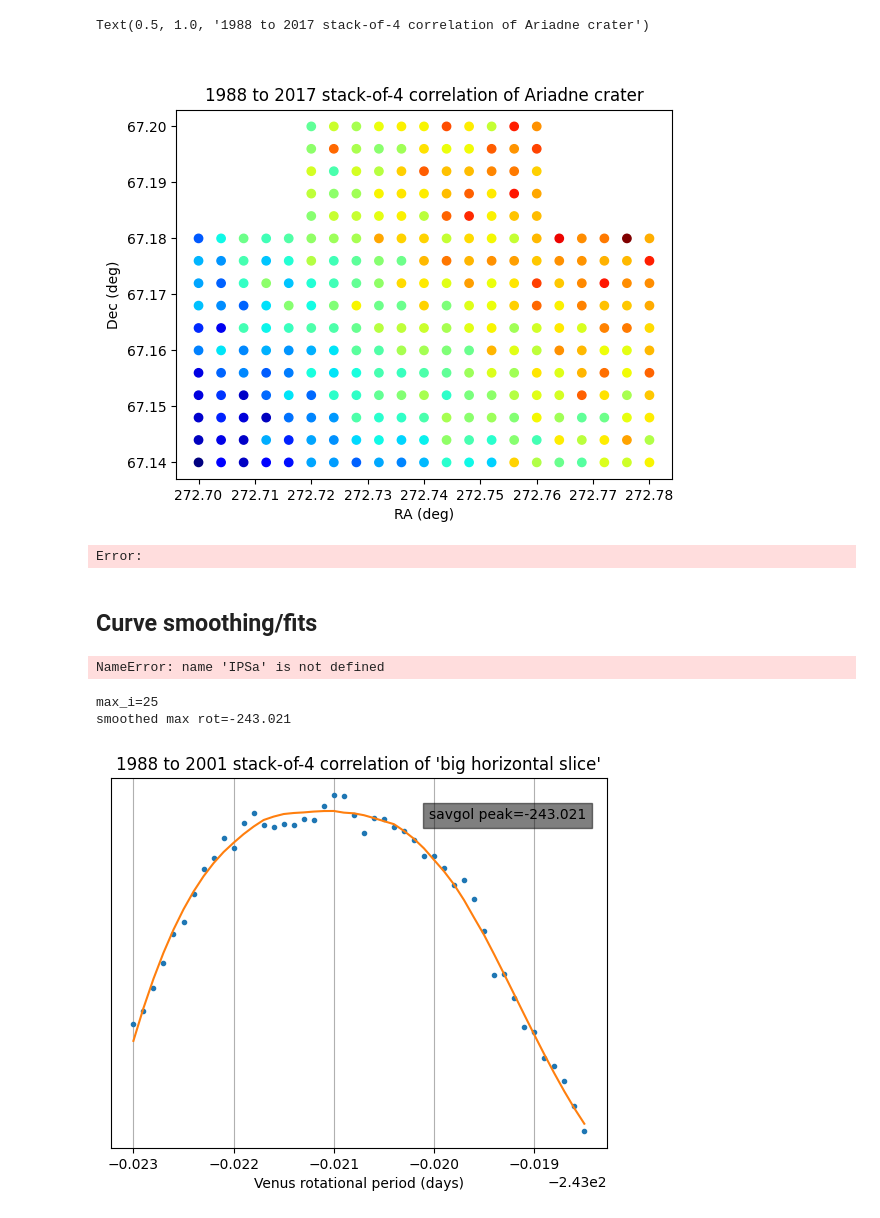
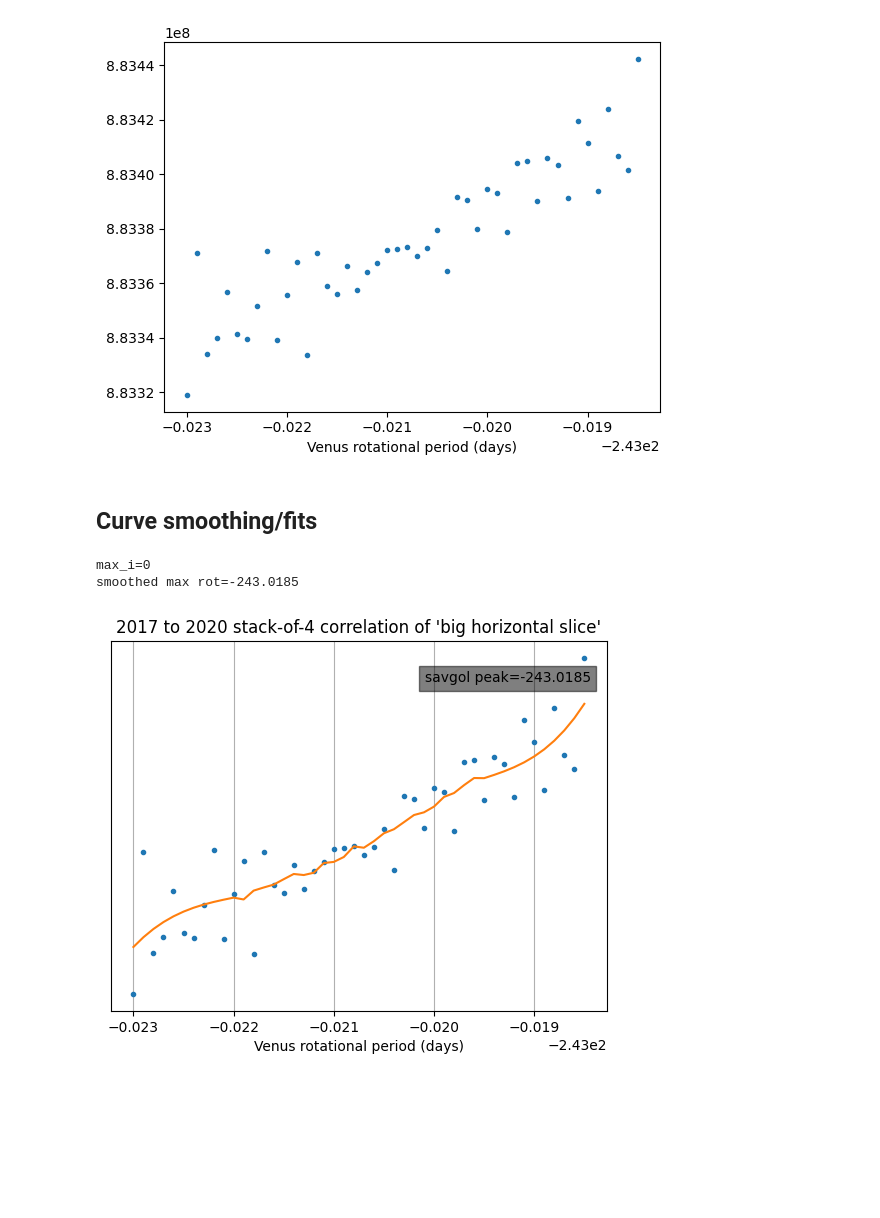
Before and after one commit to thandal/venera, a Jupyter notebook: rotation_period_comparison.ipynb, the cells around one changed output. Drawn from its saved outputs; the diff is of its cells as text; code cells hidden in the pictures; blank space fills up the shorter version.

Commit message:
Code to generate the estimate plot, new year-to-year comparisons

```diff
--- a/rotation_period_comparison.ipynb
+++ b/rotation_period_comparison.ipynb
@@ -75,7 +85,7 @@ if 0:
     dr = 0
     dc = 0
 
-if 0:
+if 1:
     patch_name = "big horizontal slice"
     w = 10000
     h = 1000
@@ -101,9 +111,9 @@ if 0: # "Gula Mons"
     dr = -4
     dc = 0
 
-if 1: # Ariadne crater
+if 0: # Ariadne crater
     patch_name = "Ariadne crater"
-    w = 200
+    w = 150 #200
     h = 150
     rc = 5379
     cc = 8050
@@ -174,18 +184,18 @@ if 0:  # debug visualization
 if 0:  # Visualization, and play around with misalignment
     #for i in range(99):
     #for i in (53,):
-    for i in (1,):
+    for i in (0,):
         #i = 100
         #for dr in range(-10, 10):
         #        i = 52
-        filename = f1988[i]
+        filename = FILENAMES1[i]
         substring_i = filename.find("rot_") + 4
         rot = float(filename[substring_i:].split(' ')[0])
         print(f"{rot=}")
         #    image1 = imageio.imread(IMAGE_PREFIX + f1998[i])
         #    image2 = imageio.imread(IMAGE_PREFIX + f2017[i])
-        image1 = i1988[i]
-        image2 = i2017[i]
+        image1 = IMAGES1[i]
+        image2 = IMAGES2[i]
 
         if 1:
             print(f"{dr=}")
@@ -202,7 +212,7 @@ if 0:  # Visualization, and play around with misalignment
                 patch2 = patch2.mean((1, 3))
 
             if 1:
-                SIZE = 16
+                SIZE = 4
                 x, y = np.mgrid[-SIZE:SIZE+1, -SIZE:SIZE+1]
                 g = np.exp(-(x**2 + y**2) / SIZE)
                 patch1 = scipy.signal.convolve(patch1, g, mode='valid')
@@ -233,7 +243,7 @@ if 0:  # Visualization, and play around with misalignment
                 pl.imshow(patch1 * patch2)
                 pl.grid()
                 pl.title('Blurred Image 1 * Blurred Image 2')
-                pl.savefig(f"rotation_period_ariadne/rotation_period_ariadne_rot_{rot:0.5f}_dr_{dr}.png")
+                #pl.savefig(f"rotation_period_ariadne/rotation_period_ariadne_rot_{rot:0.5f}_dr_{dr}.png")
 
             score = np.sum(patch1 * patch2)
             print(f"{score=}")
@@ -273,51 +305,53 @@ for i in tqdm(range(len(ROT), len(FILENAMES2))):
 # %%
 #%matplotlib widget
 
 ROTa = np.array(ROT)
 RAa = np.array(RA)
 DECa = np.array(DEC)
 SCOREa = np.array(SCORE)
 
 #IPSa -= IPSa.min()
 #IPSa /= IPSa.max()
 
-#pl.plot(ROTa, SCOREa, '.')
-#pl.xlabel("Venus rotational period (days)")
+if 1:
+    pl.plot(ROTa, SCOREa, '.')
+    pl.xlabel("Venus rotational period (days)")
 
 #pl.plot(RAa, SCOREa, '.')
 #pl.xlabel("Venus North Pole right ascension (degrees)")
 
 #pl.plot(DECa, SCOREa, '.')
 #pl.xlabel("Venus North Pole declination (degrees)")
 
 #RAa = RAa.reshape((11, 11))
 #DECa = DECa.reshape((11, 11))
 #SCOREa = SCOREa.reshape((11, 11))
 
-fig = pl.figure()
-ax = fig.add_subplot()
-#ax = fig.add_subplot(projection='3d')
-#ax.scatter(RAa, DECa, SCOREa, c=SCOREa, cmap='jet')
-ax.scatter(RAa, DECa, c=SCOREa, cmap='jet')
-ax.set_xlabel('RA (deg)')
-ax.set_ylabel('Dec (deg)')
-#ax.set_zlabel('Correlation (raw)')
-#ax.plot_surface(RAa, DECa, SCOREa, cmap=cm.coolwarm)
+if 0:
+    fig = pl.figure()
+    ax = fig.add_subplot()
+    #ax = fig.add_subplot(projection='3d')
+    #ax.scatter(RAa, DECa, SCOREa, c=SCOREa, cmap='jet')
+    sc = ax.scatter(RAa, DECa, c=SCOREa, cmap='jet')
+    ax.set_xlabel('RA (deg)')
+    ax.set_ylabel('Dec (deg)')
+    #ax.set_zlabel('Correlation (raw)')
+    #ax.plot_surface(RAa, DECa, SCOREa, cmap=cm.coolwarm)
 
-#pl.title(f"1988 to 2017 single-observation correlation of {patch_name}")
-pl.title(f"{YEAR1} to {YEAR2} stack-of-4 correlation of {patch_name}")
-#pl.grid()
-#pl.show()
+    #pl.title(f"1988 to 2017 single-observation correlation of {patch_name}")
+    pl.title(f"{YEAR1} to {YEAR2} stack-of-4 correlation of {patch_name}")
+    #pl.grid()
+    #pl.show()
+
+    pl.colorbar(sc)
 # %% [output]
-Text(0.5, 1.0, '1988 to 2017 stack-of-4 correlation of Ariadne crater')
-[figure, old version]
+[figure, new version]
-Error:
 # %% [markdown]
 ## Curve smoothing/fits
 # %%
 # Normalize parameters for curve fitting/smoothing
 x = ROTa.copy()
-y = IPSa.copy()
+y = SCOREa.copy()
 
 x_min = x.min()
 x -= x_min
@@ -328,8 +362,6 @@ y_min = y.min()
 y -= y_min
 y_max = y.max()
 y /= y_max
-# %% [output]
-NameError: name 'IPSa' is not defined
 # %%
 if 1:  # Smooth with SavGol filter
     from scipy.signal import savgol_filter
@@ -340,9 +372,9 @@ if 1:  # Smooth with SavGol filter
     #pl.plot(x, y, '.')
     #pl.plot(x, yhat, '.')
 
-    pl.plot(ROTa, IPSa, '.')
-    #pl.plot(x * x_max + x_min, yhat * y_max + y_min, '-')
-    pl.plot(x * x_max + x_min, yhat, '-')
+    pl.plot(ROTa, SCOREa, '.')
+    pl.plot(x * x_max + x_min, yhat * y_max + y_min, '-')
+    #pl.plot(x * x_max + x_min, yhat, '-')
     #pl.title(f"1988 to 2017 single-observation correlation of '{patch_name}'")
     pl.title(f"{YEAR1} to {YEAR2} stack-of-4 correlation of '{patch_name}'")
     pl.xlabel("Venus rotational period (days)")
@@ -356,9 +388,9 @@ if 1:  # Smooth with SavGol filter
            verticalalignment='center', transform=pl.gca().transAxes, bbox=dict(facecolor='black', alpha=0.5))
     pl.gca().get_yaxis().set_visible(False)
 # %% [output]
-max_i=25
-smoothed max rot=-243.021
+max_i=0
+smoothed max rot=-243.0185
-[figure, old version]
+[figure, new version]
 # %%
 if 0:  # Fit a gaussian
     from scipy.optimize import curve_fit
```
Also changed, not shown: parts of 3 cells of this notebook, 12 other files.
